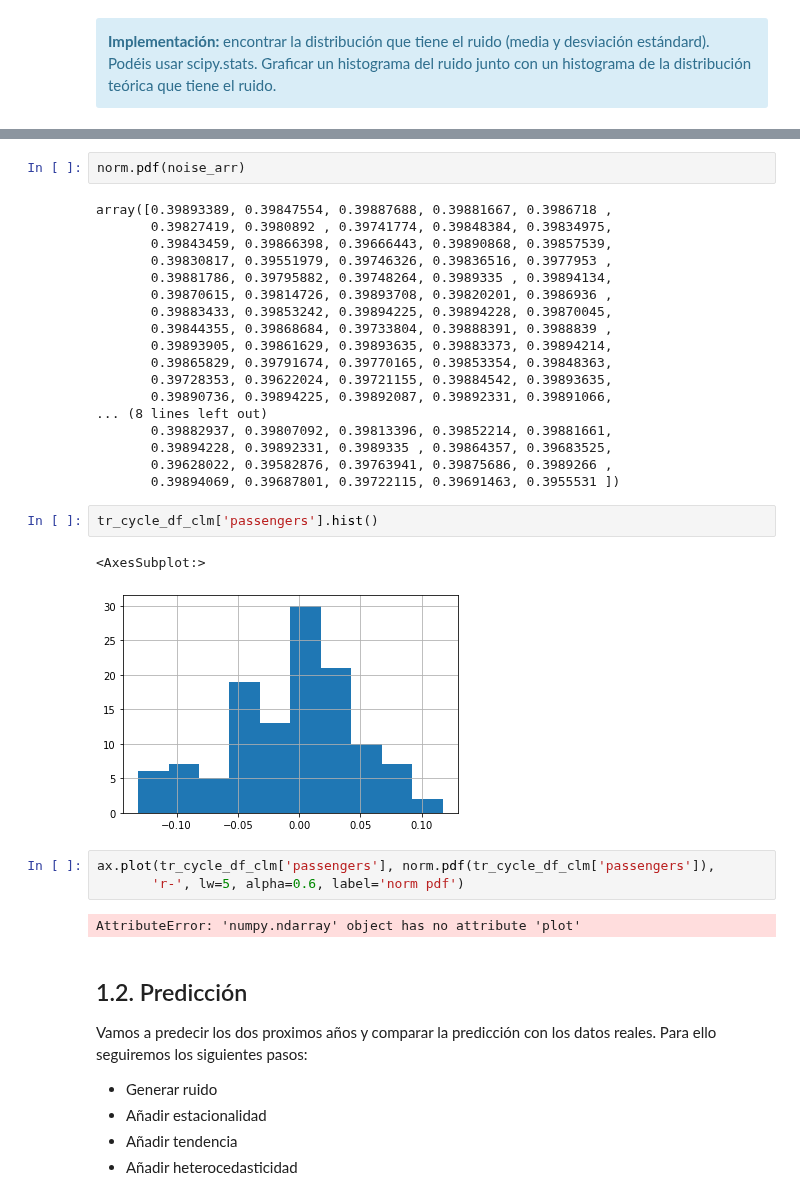
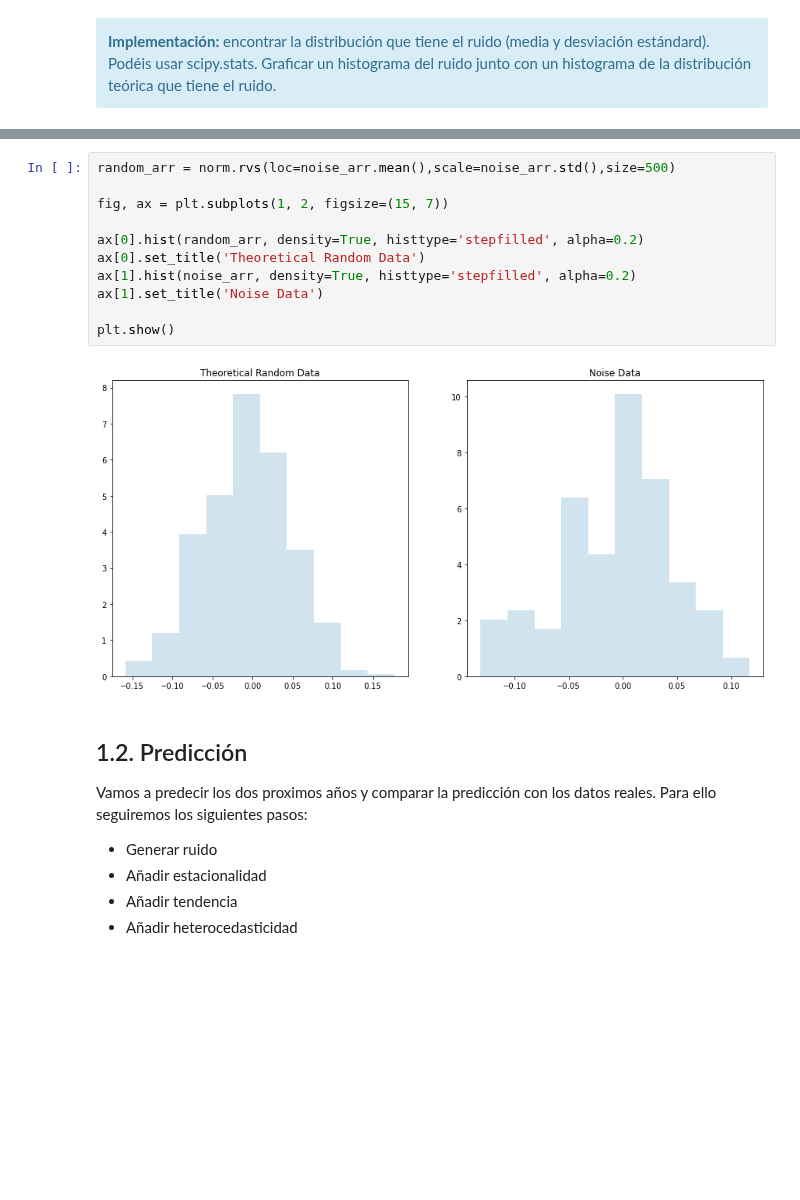
Before and after one commit to angelbujalance/MAME_PEC, a Jupyter notebook: 20221_M2.855_PEC4-Enunciado.ipynb, the cells around one changed output, grey strips where cells are left out. Cells and saved outputs as stored; diff of their text form; blank space fills up the shorter version.

```diff
--- a/20221_M2.855_PEC4-Enunciado.ipynb
+++ b/20221_M2.855_PEC4-Enunciado.ipynb
@@ -392,33 +392,16 @@ ax.plot(noise_arr, norm.pdf(noise_arr),
-# %%
-norm.pdf(noise_arr)
-# %% [output]
-array([0.39893389, 0.39847554, 0.39887688, 0.39881667, 0.3986718 ,
-       0.39827419, 0.3980892 , 0.39741774, 0.39848384, 0.39834975,
-       0.39843459, 0.39866398, 0.39666443, 0.39890868, 0.39857539,
-       0.39830817, 0.39551979, 0.39746326, 0.39836516, 0.3977953 ,
-       0.39881786, 0.39795882, 0.39748264, 0.3989335 , 0.39894134,
-       0.39870615, 0.39814726, 0.39893708, 0.39820201, 0.3986936 ,
-       0.39883433, 0.39853242, 0.39894225, 0.39894228, 0.39870045,
-       0.39844355, 0.39868684, 0.39733804, 0.39888391, 0.3988839 ,
-       0.39893905, 0.39861629, 0.39893635, 0.39883373, 0.39894214,
-       0.39865829, 0.39791674, 0.39770165, 0.39853354, 0.39848363,
-       0.39728353, 0.39622024, 0.39721155, 0.39884542, 0.39893635,
-       0.39890736, 0.39894225, 0.39892087, 0.39892331, 0.39891066,
-... (8 lines left out)
-       0.39882937, 0.39807092, 0.39813396, 0.39852214, 0.39881661,
-       0.39894228, 0.39892331, 0.3989335 , 0.39864357, 0.39683525,
-       0.39628022, 0.39582876, 0.39763941, 0.39875686, 0.3989266 ,
-       0.39894069, 0.39687801, 0.39722115, 0.39691463, 0.3955531 ])
-# %%
-tr_cycle_df_clm['passengers'].hist()
-# %% [output]
-<AxesSubplot:>
-[figure, removed]
-# %%
-ax.plot(tr_cycle_df_clm['passengers'], norm.pdf(tr_cycle_df_clm['passengers']),
-       'r-', lw=5, alpha=0.6, label='norm pdf')
-# %% [output]
-AttributeError: 'numpy.ndarray' object has no attribute 'plot'
+# %%
+random_arr = norm.rvs(loc=noise_arr.mean(),scale=noise_arr.std(),size=500)
+
+fig, ax = plt.subplots(1, 2, figsize=(15, 7))
+
+ax[0].hist(random_arr, density=True, histtype='stepfilled', alpha=0.2)
+ax[0].set_title('Theoretical Random Data')
+ax[1].hist(noise_arr, density=True, histtype='stepfilled', alpha=0.2)
+ax[1].set_title('Noise Data')
+
+plt.show()
+# %% [output]
+[figure, added]
 # %% [markdown]
 ## 1.2. Predicción
 
```
Also changed, not shown: parts of 1 cell of this notebook.
